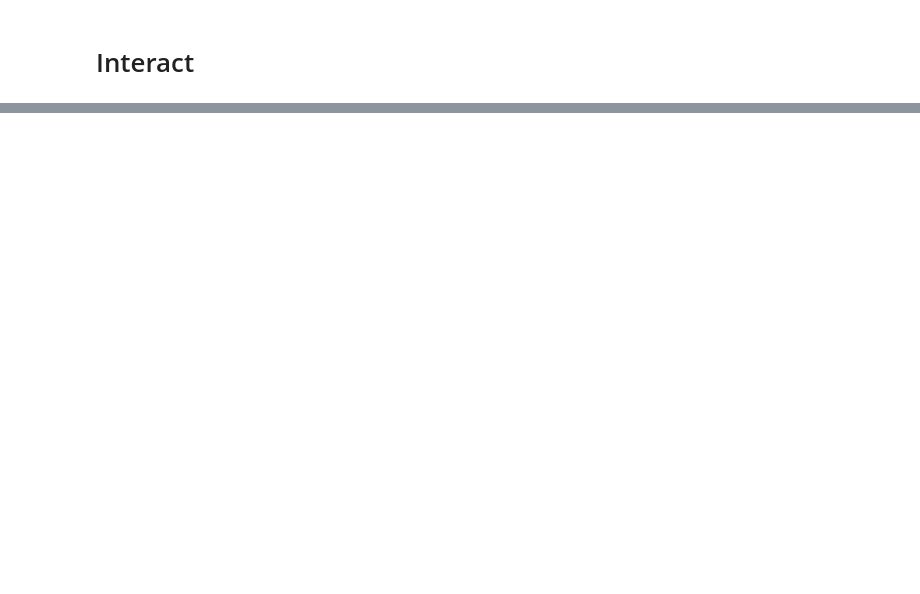
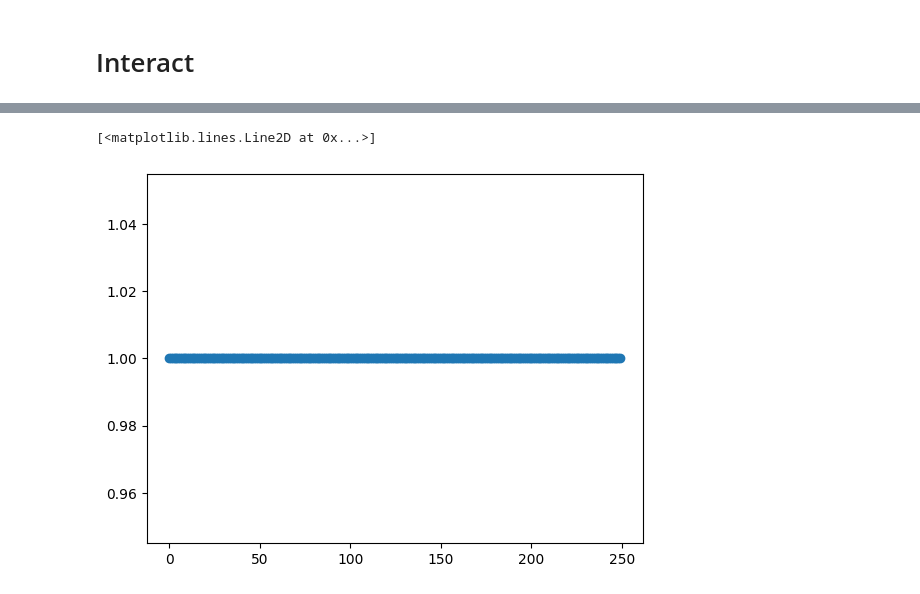
Before and after one commit to ryanyu512/vision_based_synergies_between_closed_loop_grasping_and_pushing, a Jupyter notebook: reinfocement_learning_train.ipynb, the cells around one changed output, grey strips where cells are left out. Cells and saved outputs as stored; diff of their text form; code cells hidden in the pictures; blank space fills up the shorter version.

```diff
--- a/reinfocement_learning_train.ipynb
+++ b/reinfocement_learning_train.ipynb
@@ -66,0 +83,5 @@ agent.interact(max_episode = 1,
+# %%
+plt.plot(np.array(agent.complete_record_train), 'o')
+# %% [output]
+[<matplotlib.lines.Line2D at 0x...>]
+[figure, added]
```
Also changed, not shown: parts of 14 cells of this notebook, 7 other files.
